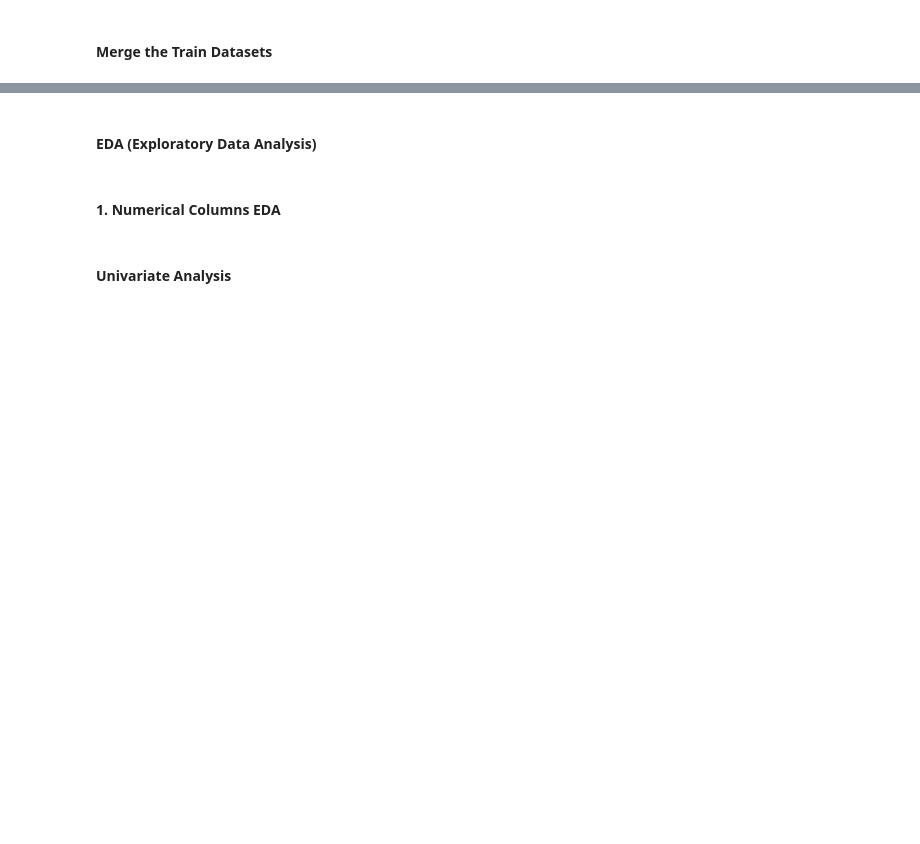
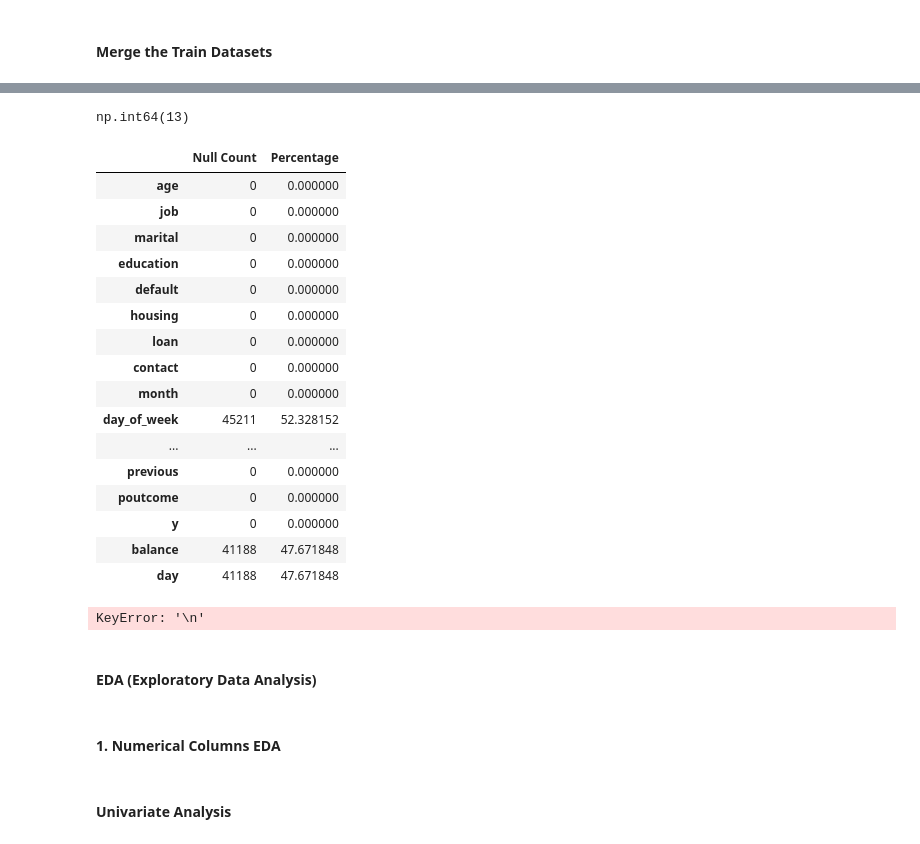
Before and after one commit to Njuraita/Bank-Marketing-Subscription-Predictor, a Jupyter notebook: notebook/main.ipynb, the cells around one changed output, grey strips where cells are left out. Cells and saved outputs as stored; diff of their text form; code cells hidden in the pictures; blank space fills up the shorter version.

Commit message:
Bank_analysis_data

```diff
--- a/notebook/main.ipynb
+++ b/notebook/main.ipynb
@@ -73,8 +73,8 @@ import pandas as pd
 # Load csv data
 bank_additional_full = pd.read_csv(r"C:\Users\Admin\OneDrive\Desktop\Bank-Marketing-Subscription-Predictor\data\bank-additional-full.csv", delimiter=";")
 bank_additional = pd.read_csv(r"C:\Users\Admin\OneDrive\Desktop\Bank-Marketing-Subscription-Predictor\data\bank-additional.csv", delimiter=";")
-bank = pd.read_csv(r"C:\Users\Admin\OneDrive\Desktop\Bank-Marketing-Subscription-Predictor\data\bank-full.csv", delimiter=";")
-bank_full = pd.read_csv(r"C:\Users\Admin\OneDrive\Desktop\Bank-Marketing-Subscription-Predictor\data\bank.csv", delimiter=";")
+bank_full = pd.read_csv(r"C:\Users\Admin\OneDrive\Desktop\Bank-Marketing-Subscription-Predictor\data\bank-full.csv", delimiter=";")
+bank = pd.read_csv(r"C:\Users\Admin\OneDrive\Desktop\Bank-Marketing-Subscription-Predictor\data\bank.csv", delimiter=";")
 # %%
 bank_additional_full.head()
 # %% [output]
@@ -212,3 +211,12 @@ Index(['age', 'job', 'marital', 'education', 'default', 'housing', 'loan',
        'previous', 'poutcome', 'y'],
       dtype='object')
 -----------------------------------------------------------------------------------------
+# %%
+# Drop the emp.var.rate', 'cons.price.idx','cons.conf.idx', 'euribor3m', 'nr.employed', columns
+
+columns_to_drop = ['emp.var.rate', 'cons.price.idx', 'cons.conf.idx', 'euribor3m', 'nr.employed']
+bank_additional_full = bank_additional_full.drop(columns=columns_to_drop)
+
+# Confirm the columns have been dropped
+print("Remaining columns:")
+print(bank_additional_full.columns)
@@ -216,7 +230,7 @@ Index(['age', 'job', 'marital', 'education', 'default', 'housing', 'loan',
 #### **Merge the Train Datasets**
 # %%
 # Combine DataFrames
-Bank_anaysis_data = pd.concat([**, **], ignore_index=True)
+Bank_anaysis_data = pd.concat([bank_additional_full, bank_full], ignore_index=True)
 
-***.head()
+Bank_anaysis_data.head()
 # %% [output]
@@ -235,17 +243,39 @@ SyntaxError: invalid syntax (260746689.py, line 2)
 # %%
 # Checking for duplicates
-****.duplicated().sum()
+Bank_anaysis_data.duplicated().sum()
+# %% [output]
+np.int64(13)
 # %%
 # Missing values with their percentages
-***.isnull().sum().to_frame('Null Count').assign(Percentage=lambda x: (x['Null Count'] / len(churn_prime)) * 100)
+Bank_anaysis_data.isnull().sum().to_frame('Null Count').assign(Percentage=lambda x: (x['Null Count'] / len(Bank_anaysis_data)) * 100)
+# %% [output]
+|  | Null Count | Percentage |
+| age | 0 | 0.000000 |
+| job | 0 | 0.000000 |
+| marital | 0 | 0.000000 |
+| education | 0 | 0.000000 |
+| default | 0 | 0.000000 |
+| housing | 0 | 0.000000 |
+| loan | 0 | 0.000000 |
+| contact | 0 | 0.000000 |
+| month | 0 | 0.000000 |
+| day_of_week | 45211 | 52.328152 |
+| ... | ... | ... |
+| previous | 0 | 0.000000 |
+| poutcome | 0 | 0.000000 |
+| y | 0 | 0.000000 |
+| balance | 41188 | 47.671848 |
+| day | 41188 | 47.671848 |
 # %%
 # Unique values in each column
 
 for column in columns:
     print(f'{column}')
-    print(f'There are {***[column].unique().size} unique values')
-    print(f'These are {***[column].unique()}')
+    print(f'There are {Bank_anaysis_data[column].unique().size} unique values')
+    print(f'These are {Bank_anaysis_data[column].unique()}')
     print('=' * 50)
+# %% [output]
+KeyError: '\n'
 # %%
 #Statistical  Analysis of numeric values
 
```
Also changed, not shown: parts of 8 cells of this notebook.
